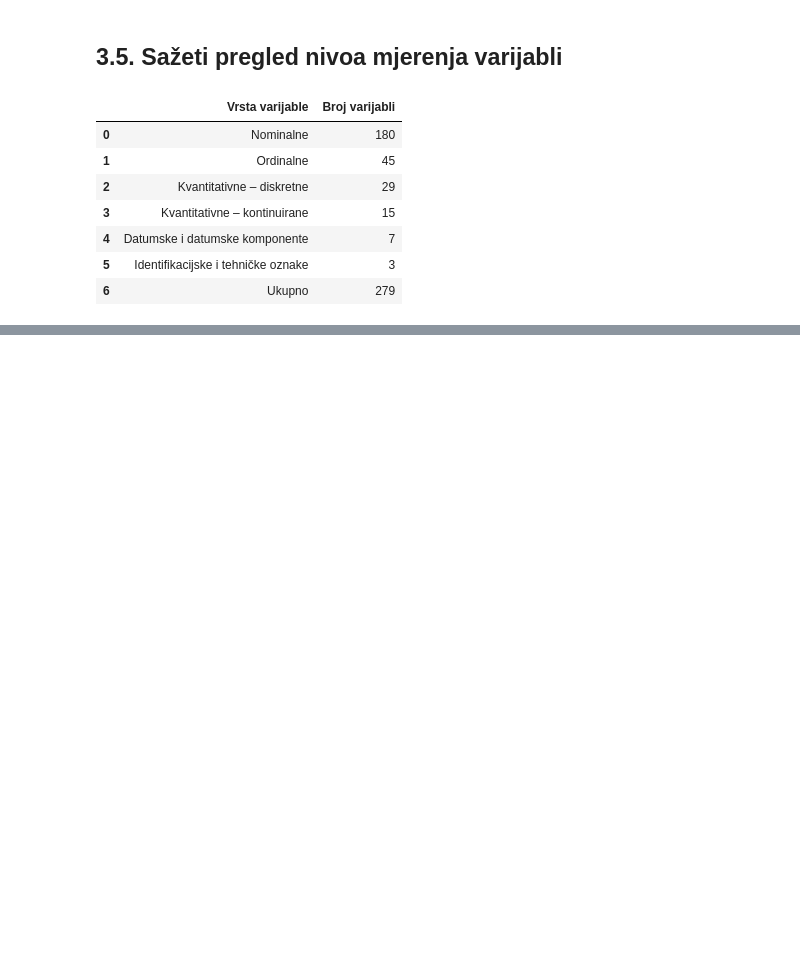
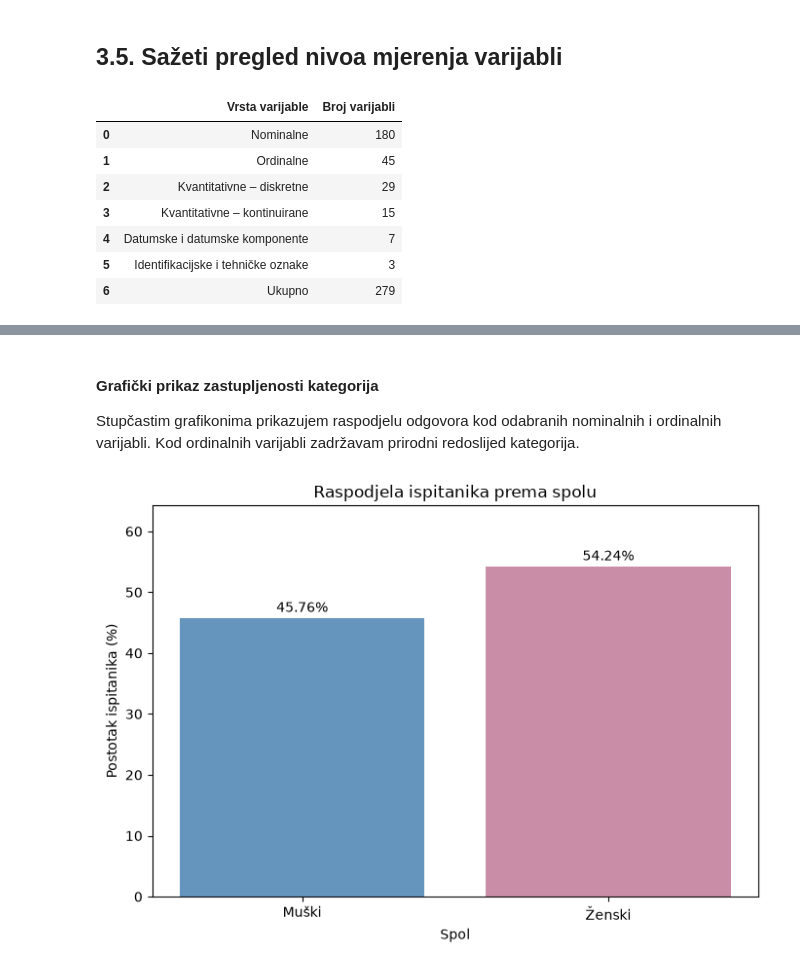
Before and after one commit to amrakaralic04/adverse-childhood-experiences-depression-prediction, a Jupyter notebook: notebook.ipynb, the cells around one changed output, grey strips where cells are left out. Cells and saved outputs as stored; diff of their text form; code cells hidden in the pictures; blank space fills up the shorter version.

```diff
--- a/notebook.ipynb
+++ b/notebook.ipynb
@@ -972,0 +1062,39 @@ display(sazetak_mjerenja)
+# %% [markdown]
+
+#### Grafički prikaz zastupljenosti kategorija
+
+Stupčastim grafikonima prikazujem raspodjelu odgovora kod odabranih nominalnih i ordinalnih varijabli. Kod ordinalnih varijabli zadržavam prirodni redoslijed kategorija.
+# %%
+
+import matplotlib.pyplot as plt
+
+spol = df["SEXVAR"].map({
+    1: "Muški",
+    2: "Ženski"
+})
+
+broj = spol.value_counts().reindex(["Muški", "Ženski"])
+postotak = broj / broj.sum() * 100
+
+fig, ax = plt.subplots(figsize=(7, 5))
+
+stupci = ax.bar(broj.index, postotak, color=["#6594bd", "#c98da8"])
+
+for stupac, vrijednost in zip(stupci, postotak):
+    ax.text(
+        stupac.get_x() + stupac.get_width() / 2,
+        vrijednost + 1,
+        f"{vrijednost:.2f}%",
+        ha="center"
+    )
+
+ax.set_title("Raspodjela ispitanika prema spolu")
+ax.set_xlabel("Spol")
+ax.set_ylabel("Postotak ispitanika (%)")
+ax.set_ylim(0, max(postotak) + 10)
+
+plt.tight_layout()
+plt.savefig("grafikon_spol.png", dpi=300, bbox_inches="tight")
+plt.show()
+# %% [output]
+[figure, added]
```
Also changed, not shown: parts of 82 cells of this notebook, 2 other files.
